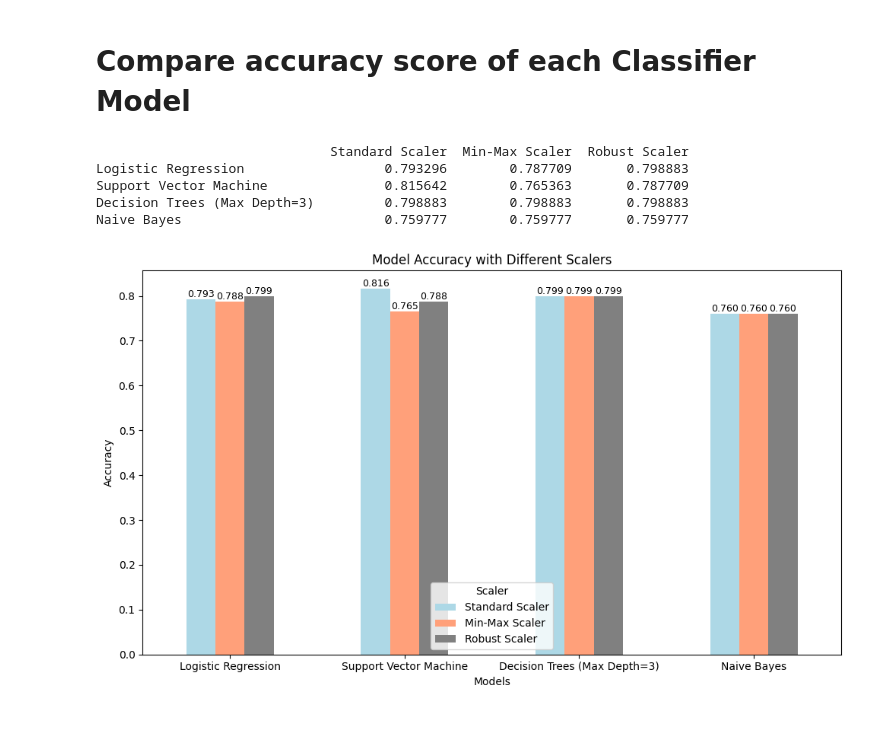
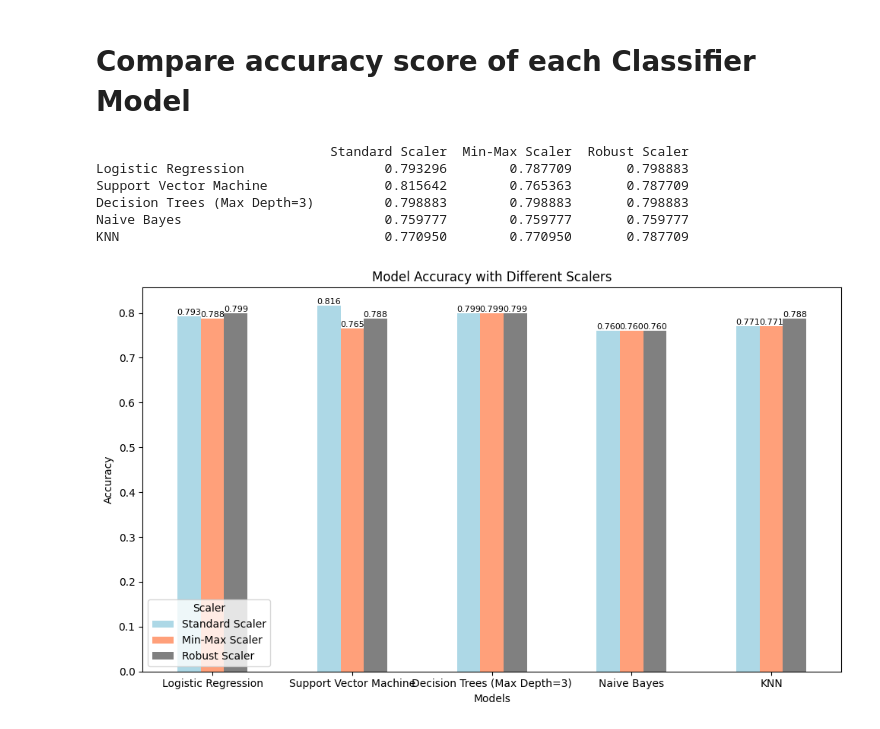
Before and after one commit to bytesbyt/ds_titanic, a Jupyter notebook: titanic.ipynb, the cells around one changed output. Drawn from its saved outputs; the diff is of its cells as text; code cells hidden in the pictures.

Commit message:
Save charts

```diff
--- a/titanic.ipynb
+++ b/titanic.ipynb
@@ -830,7 +845,8 @@ models = {
     "Logistic Regression": LogisticRegression(),
     "Support Vector Machine": svm.SVC(),
     "Decision Trees (Max Depth=3)": DecisionTreeClassifier(max_depth=3),
-    "Naive Bayes": GaussianNB()
+    "Naive Bayes": GaussianNB(),
+    "KNN": KNeighborsClassifier(n_neighbors=3)
 }
 
 # Dictionary to store all results
@@ -851,32 +867,33 @@ for scaler_name, scaler in scalers.items():
             pipeline.fit(X_train, y_train)
             predictions = pipeline.predict(X_test)
 
         accuracy_scores[model_name] = accuracy_score(y_test, predictions)
 
     all_results[scaler_name] = accuracy_scores
 
 # Convert to DataFrame for plotting
 results_df = pd.DataFrame(all_results)
 print(results_df)
 
 # Plotting
 ax = results_df.plot(kind='bar', figsize=(10, 6), color=['#ADD8E6', '#FFA07A', 'grey'])
 plt.title('Model Accuracy with Different Scalers')
 plt.ylabel('Accuracy')
 plt.xlabel('Models')
 plt.xticks(rotation=0)
 plt.legend(title="Scaler")
 
 # Add text labels on top of each bar
 for container in ax.containers:
-    ax.bar_label(container, fmt='%.3f', label_type='edge', fontsize=9)
+    ax.bar_label(container, fmt='%.3f', label_type='edge', fontsize=8)
 
 plt.tight_layout()
 plt.show()
 # %% [output]
                               Standard Scaler  Min-Max Scaler  Robust Scaler
 Logistic Regression                  0.793296        0.787709       0.798883
 Support Vector Machine               0.815642        0.765363       0.787709
 Decision Trees (Max Depth=3)         0.798883        0.798883       0.798883
 Naive Bayes                          0.759777        0.759777       0.759777
+KNN                                  0.770950        0.770950       0.787709
-[figure, old version]
+[figure, new version]
```
Also changed, not shown: parts of 3 cells of this notebook, 4 other files.
